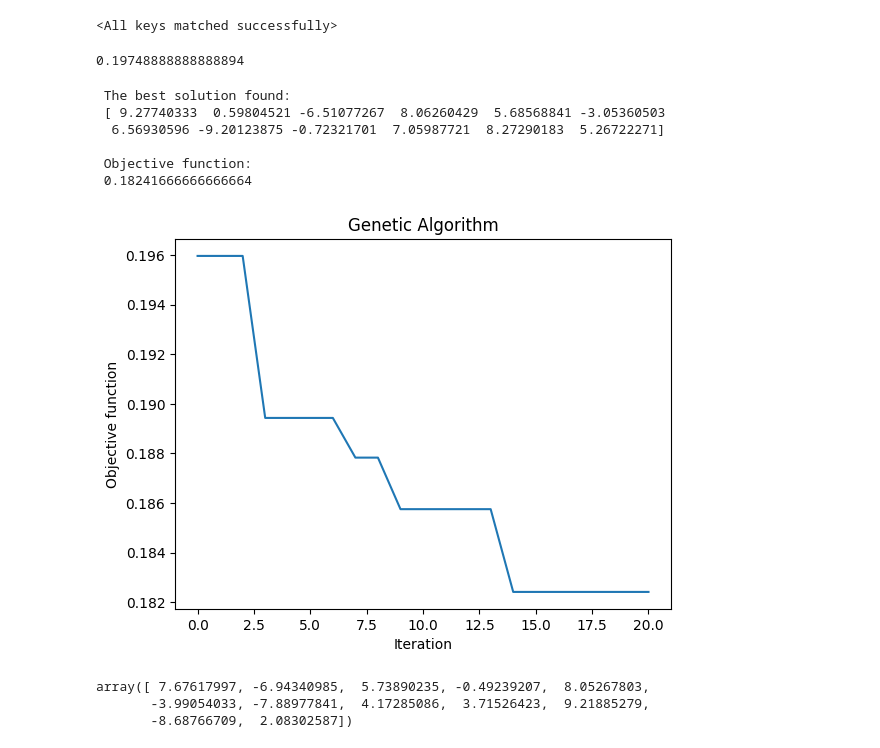
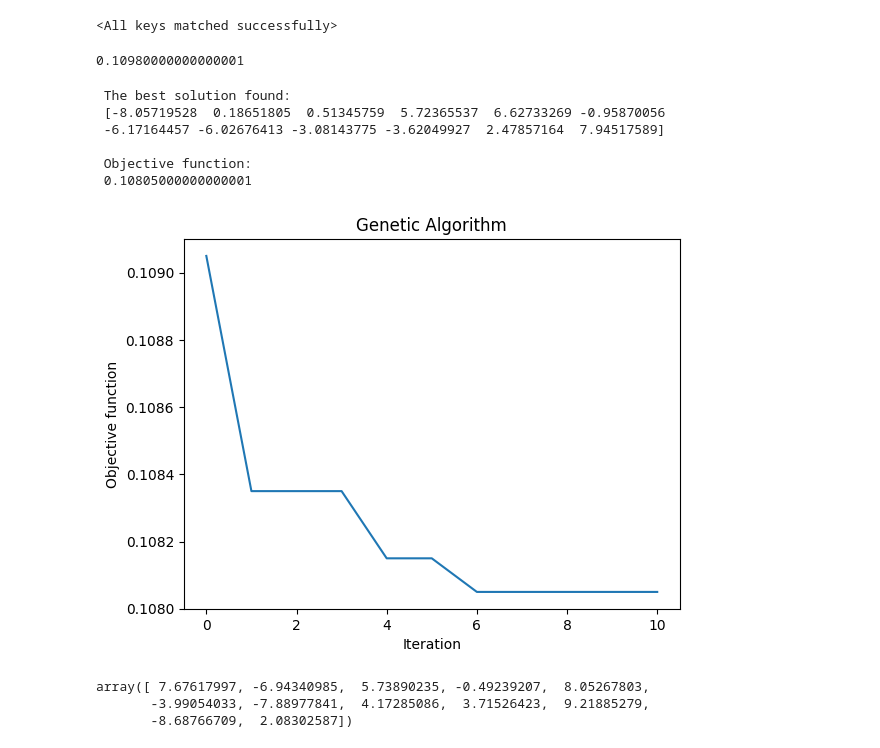
Before and after one commit to Jairo22EnriqueTec/GNN-BRKGA, a Jupyter notebook: AnalisisNodos.ipynb, the cells around one changed output. Saved outputs shown, nothing was run; the diff lists cells and outputs as text; code cells hidden in the pictures.

```diff
--- a/AnalisisNodos.ipynb
+++ b/AnalisisNodos.ipynb
@@ -242,3 +258,11 @@ Epoch 100 - Loss: 0.15 - Mean Acc 0.93 - MDH 0.89 - Acc Norm 0.971 - AccNaive 0.
 Final Epoch - Best Loss: 0.143 - Best Acc 0.902 - MDH 0.892 - Best Acc Norm 0.972 - AccNaive 0.896
 # %% [markdown]
 ## Verificando el tiempo de solución con mi implementación
+# %%
+value = 0.0
+for ig, _ in enumerate(Graphs_Train):
+
+        val = len(Solutions[ig]) / graphs[ig].number_of_nodes()
+
+        value += val
+value / len(Graphs_Train)
@@ -304,6 +399,7 @@ Models = [GNN(num_features, num_classes, name_layer = layer_name) for
 number_model = 0
 
 def Func(X, MDH = False):
+    i = number_model
     if not MDH and str(type(X)) != "<class 'models.GNN'>":
 
         sd = getStateDict(Models[i], X)
@@ -324,7 +420,7 @@ def Func(X, MDH = False):
         value += val
     return value / len(Graphs_Train)
 # %%
-Func(_, MDH = True)
+print(Func(_, MDH = True))
 
 PATH_TO_TRAIN = "./BRKGA/instances/scalefree/train/"
 
@@ -338,40 +434,40 @@ threshold = 0.5
 
 dt_string = datetime.now().strftime("%m-%d_%H-%M")
 # %% [output]
-0.19748888888888894
+0.10980000000000001
 # %%
 varbound = np.array([[-10,10]] * getDimParams(Models[number_model]) )
 
-algorithm_param = {'max_num_iteration' : 20,\
+algorithm_param = {'max_num_iteration' : 10,\
                    'population_size' : 20,\
                    'mutation_probability' : 0.3,\
                    'elit_ratio': 0.01,\
                    'crossover_probability': 0.5,\
                    'parents_portion': 0.3,\
                    'crossover_type' : 'uniform',\
                    'max_iteration_without_improv' : 50}
 
 GA_model = ga(function = Func,\
             dimension = getDimParams(Models[number_model]),\
             variable_type = 'real',\
             variable_boundaries = varbound,\
             algorithm_parameters = algorithm_param,
             function_timeout = 1_000_000)
 
 GA_model.run()
 # Scalefree
 # GA: 0.108, MDH: 0.1098, RegularTraining: 0.11175
 # Erdos
 # GA: 0.1824, MDH: 0.19748, Regular: 0.277616,
 # https://www.sciencedirect.com/science/article/abs/pii/S0305048399000274
 # %% [output]
  The best solution found:
- [ 9.27740333  0.59804521 -6.51077267  8.06260429  5.68568841 -3.05360503
-  6.56930596 -9.20123875 -0.72321701  7.05987721  8.27290183  5.26722271]
+ [-8.05719528  0.18651805  0.51345759  5.72365537  6.62733269 -0.95870056
+ -6.17164457 -6.02676413 -3.08143775 -3.62049927  2.47857164  7.94517589]
 
  Objective function:
- 0.18241666666666664
+ 0.10805000000000001
-[figure, old version]
+[figure, new version]
 # %%
 GA_model.best_variable
 # %% [output]
```
Also changed, not shown: parts of 7 cells of this notebook, 5 other files.
